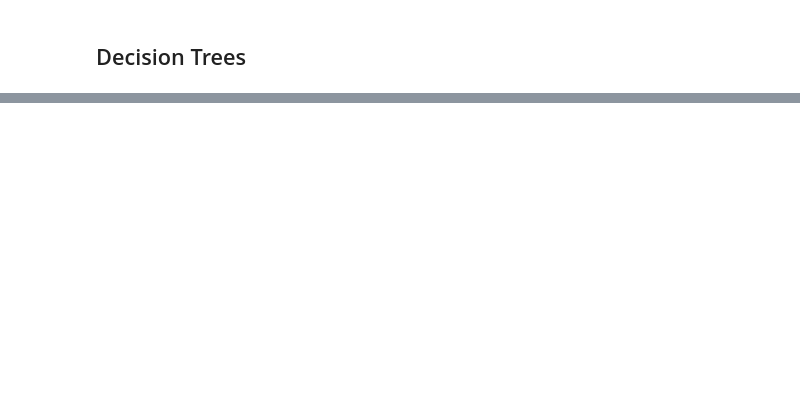
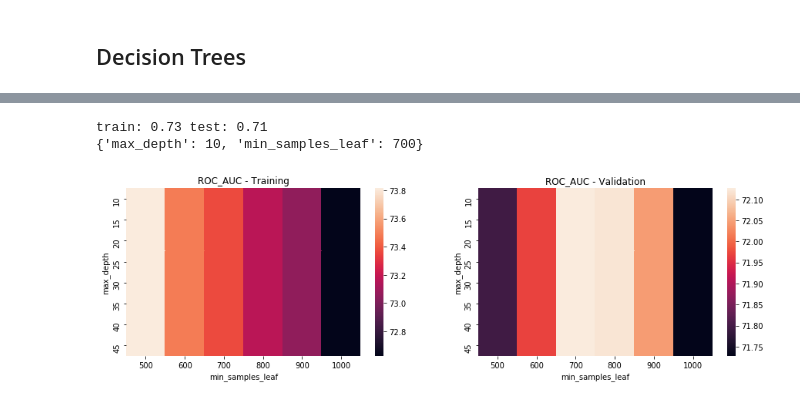
Before and after one commit to sandy-lee/Ethical-recognition-of-potential-loan-defaults-through-machine-learning, a Jupyter notebook: central_notebook.ipynb, the cells around one changed output, grey strips where cells are left out. Cells and saved outputs as stored; diff of their text form; code cells hidden in the pictures; blank space fills up the shorter version.

```diff
--- a/central_notebook.ipynb
+++ b/central_notebook.ipynb
@@ -320,3 +303,17 @@ len(y_val)
+# %%
+def opt_plots(opt_model):
+    opt = pd.DataFrame(opt_model.cv_results_)
+    cols = [col for col in opt.columns if ('mean' in col or 'std' in col) and 'time' not in col]
+    params = pd.DataFrame(list(opt.params))
+    opt = pd.concat([params,opt[cols]],axis=1,sort=False)
+
+    plt.figure(figsize=[15,4])
+    plt.subplot(121)
+    sns.heatmap(pd.pivot_table(opt,index='max_depth',columns='min_samples_leaf',values='mean_train_score')*100)
+    plt.title('ROC_AUC - Training')
+    plt.subplot(122)
+    sns.heatmap(pd.pivot_table(opt,index='max_depth',columns='min_samples_leaf',values='mean_test_score')*100)
+    plt.title('ROC_AUC - Validation')
 # %%
 scores(tree_clf,X_train_resampled,X_val_all_numbers,y_train_resampled,y_val)
 roc_plot(tree_clf,X_train_resampled,y_train_resampled,X_val_all_numbers,y_val)
@@ -347,0 +345,16 @@ array([[2690, 3314],
+# %%
+opt_tree = DecisionTreeClassifier(random_state = 42)
+
+param_grid = {'max_depth':range(10,50,5),'min_samples_leaf':[500, 600, 700, 800, 900, 1000]}
+
+opt_model = GridSearchCV(opt_tree,param_grid,cv=crossvalidation,scoring='roc_auc',return_train_score=True,n_jobs=-1)
+opt_model.fit(X_train_all_numbers,y_train)
+best_model = opt_model.best_estimator_
+
+scores(best_model,X_train_all_numbers,X_val_all_numbers,y_train,y_val)
+print(opt_model.best_params_)
+opt_plots(opt_model)
+# %% [output]
+train: 0.73 test: 0.71
+{'max_depth': 10, 'min_samples_leaf': 700}
+[figure, added]
```
Also changed, not shown: parts of 36 cells of this notebook, 1 other file.
